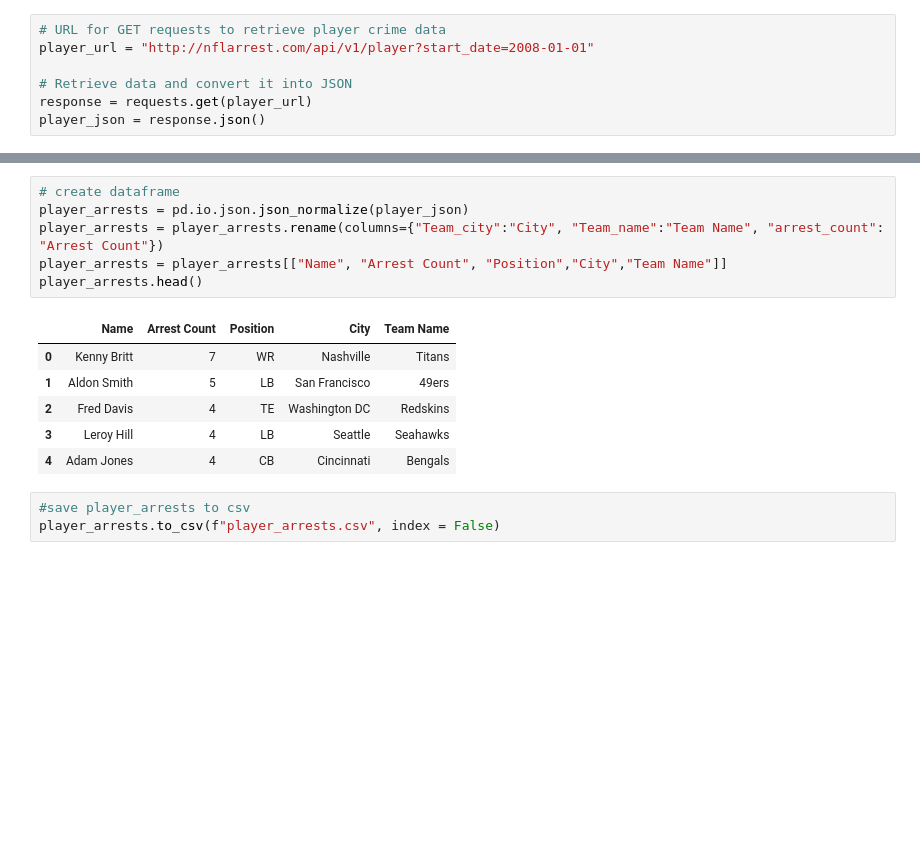
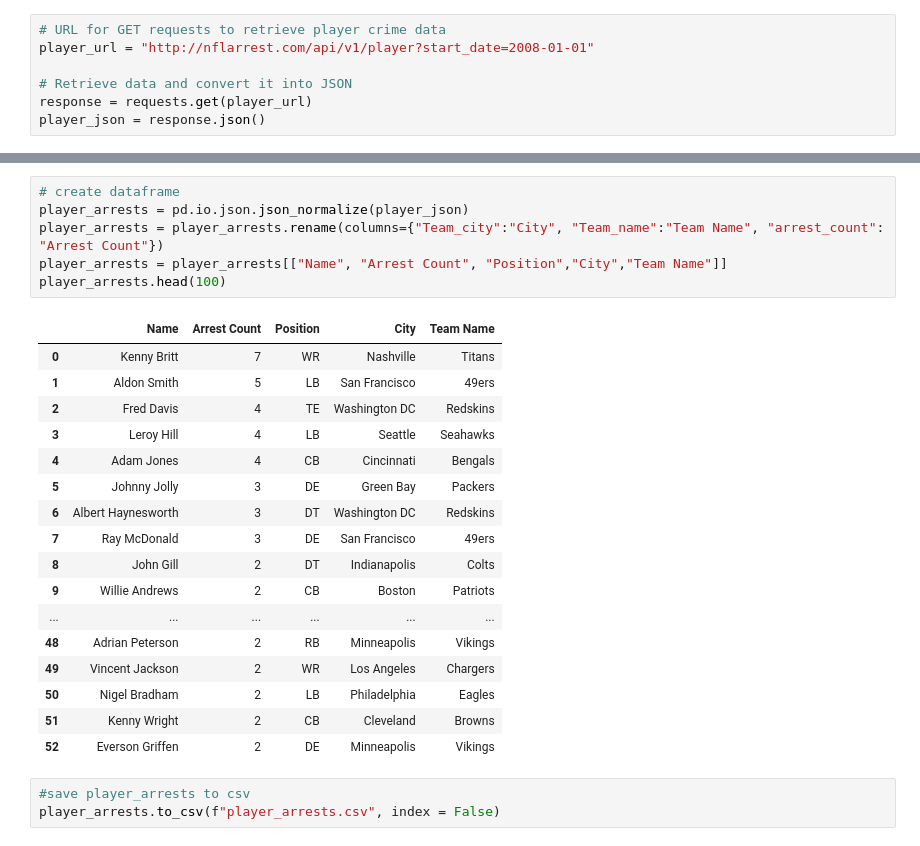
Before and after one commit to risatino/project-seadogs, a Jupyter notebook: NFL_Crime_Records.ipynb, the cells around one changed output, grey strips where cells are left out. Cells and saved outputs as stored; diff of their text form; blank space fills up the shorter version.

Commit message:
Commit
Added player and team arrest details

```diff
--- a/NFL_Crime_Records.ipynb
+++ b/NFL_Crime_Records.ipynb
@@ -44,16 +44,27 @@ pprint(player_json)
 # %%
 # create dataframe
 player_arrests = pd.io.json.json_normalize(player_json)
 player_arrests = player_arrests.rename(columns={"Team_city":"City", "Team_name":"Team Name", "arrest_count": "Arrest Count"})
 player_arrests = player_arrests[["Name", "Arrest Count", "Position","City","Team Name"]]
-player_arrests.head()
+player_arrests.head(100)
 # %% [output]
 |  | Name | Arrest Count | Position | City | Team Name |
 | 0 | Kenny Britt | 7 | WR | Nashville | Titans |
 | 1 | Aldon Smith | 5 | LB | San Francisco | 49ers |
 | 2 | Fred Davis | 4 | TE | Washington DC | Redskins |
 | 3 | Leroy Hill | 4 | LB | Seattle | Seahawks |
 | 4 | Adam Jones | 4 | CB | Cincinnati | Bengals |
+| 5 | Johnny Jolly | 3 | DE | Green Bay | Packers |
+| 6 | Albert Haynesworth | 3 | DT | Washington DC | Redskins |
+| 7 | Ray McDonald | 3 | DE | San Francisco | 49ers |
+| 8 | John Gill | 2 | DT | Indianapolis | Colts |
+| 9 | Willie Andrews | 2 | CB | Boston | Patriots |
+| ... | ... | ... | ... | ... | ... |
+| 48 | Adrian Peterson | 2 | RB | Minneapolis | Vikings |
+| 49 | Vincent Jackson | 2 | WR | Los Angeles | Chargers |
+| 50 | Nigel Bradham | 2 | LB | Philadelphia | Eagles |
+| 51 | Kenny Wright | 2 | CB | Cleveland | Browns |
+| 52 | Everson Griffen | 2 | DE | Minneapolis | Vikings |
 # %%
 #save player_arrests to csv
 player_arrests.to_csv(f"player_arrests.csv", index = False)
```
Also changed, not shown: parts of 1 cell of this notebook, 3 other files.
